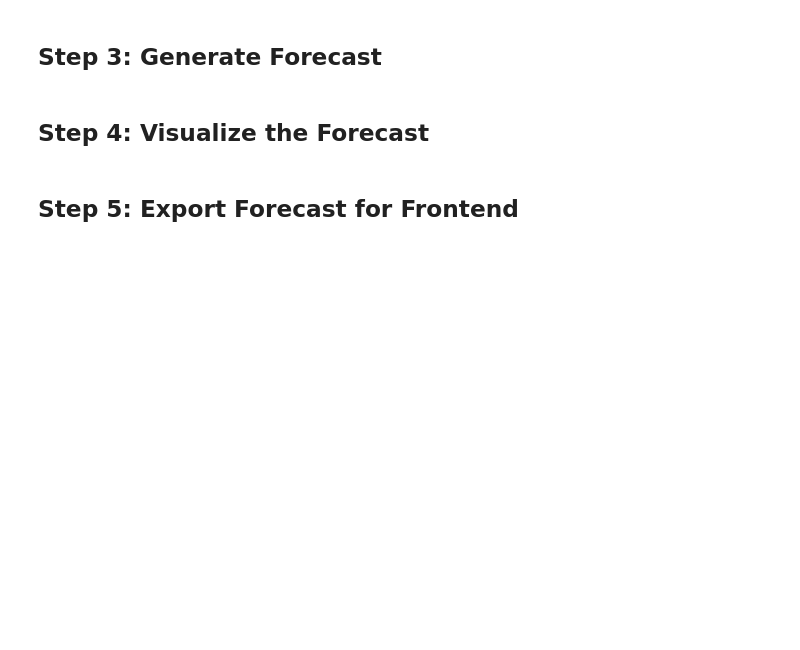
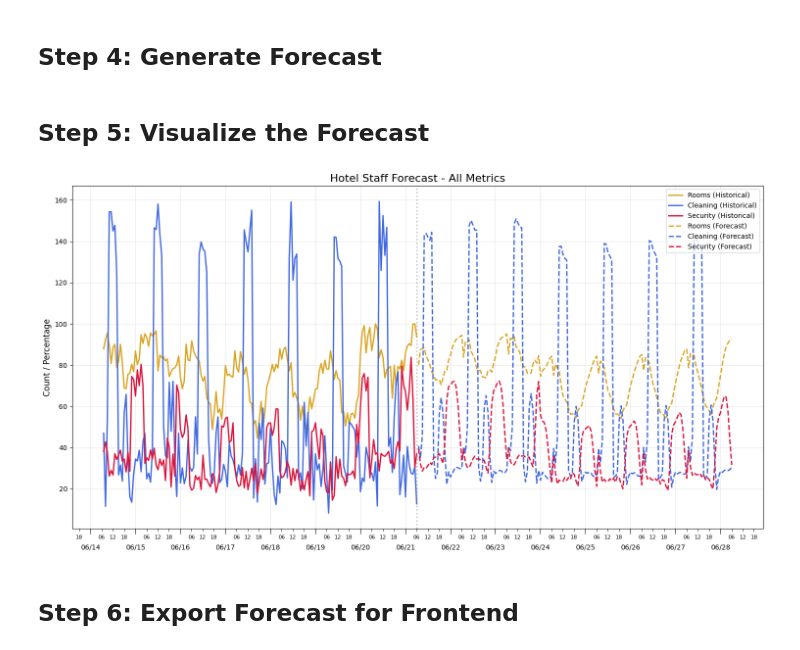
Before and after one commit to evanshlom/AgentForecast-Hotel, a Jupyter notebook: backend/rnn.ipynb, the cells around one changed output. Drawn from its saved outputs; the diff is of its cells as text; code cells hidden in the pictures; blank space fills up the shorter version.

```diff
--- a/backend/rnn.ipynb
+++ b/backend/rnn.ipynb
@@ -145,0 +157,14 @@ model.train(historical_data)
+# %%
+from tensorflow.keras import Sequential
+from tensorflow.keras.layers import LSTM, Dense
+from tensorflow.keras.callbacks import EarlyStopping
+
+model = Sequential([
+    LSTM(20, return_sequences=True),
+    Dense(3)
+])
+model.compile(optimizer='adam', loss='mse', metrics=['accuracy'])
+
+early_stop = EarlyStopping(monitor='accuracy', baseline=0.95)
+model.fit(X_train, y_train, validation_data=(X_val, y_val), epochs=50, verbose=1, callbacks=[early_stop])
+print("Model training complete!")
@@ -146,2 +204,2 @@ model.train(historical_data)
 # %% [markdown]
-## Step 3: Generate Forecast
+## Step 4: Generate Forecast
@@ -153,2 +240,2 @@ forecast.head()
 # %% [markdown]
-## Step 4: Visualize the Forecast
+## Step 5: Visualize the Forecast
@@ -181,3 +242,58 @@ plt.show()
+# %%
+import matplotlib.pyplot as plt
+import matplotlib.dates as mdates
+
+# Get last 7 days of historical data for context
+hist_days = 7
+hist_tail = historical_data.tail(hist_days * 24)
+
+# Create single plot
+fig, ax = plt.subplots(figsize=(15, 8))
+
+# Plot historical data (solid lines)
+ax.plot(hist_tail['datetime'], hist_tail['rooms'],
+        color='goldenrod', linewidth=2, label='Rooms (Historical)')
+ax.plot(hist_tail['datetime'], hist_tail['cleaning'],
+        color='royalblue', linewidth=2, label='Cleaning (Historical)')
+ax.plot(hist_tail['datetime'], hist_tail['security'],
+        color='crimson', linewidth=2, label='Security (Historical)')
+
+# Plot forecast data (dashed lines)
+ax.plot(forecast_df['datetime'], forecast_df['rooms'],
+        color='goldenrod', linewidth=2, linestyle='--', label='Rooms (Forecast)')
+ax.plot(forecast_df['datetime'], forecast_df['cleaning'],
+        color='royalblue', linewidth=2, linestyle='--', label='Cleaning (Forecast)')
+ax.plot(forecast_df['datetime'], forecast_df['security'],
+        color='crimson', linewidth=2, linestyle='--', label='Security (Forecast)')
+
+# Add vertical line at transition point
+ax.axvline(x=hist_tail['datetime'].iloc[-1], color='gray', alpha=0.5, linestyle=':', linewidth=2)
+
+# Primary x-axis for dates (major ticks)
+ax.xaxis.set_major_locator(mdates.DayLocator())
+ax.xaxis.set_major_formatter(mdates.DateFormatter('%m/%d'))
+
+# Secondary x-axis for hours (minor ticks) - force specific hours
+ax.xaxis.set_minor_locator(mdates.HourLocator(byhour=[0, 6, 12, 18]))
+ax.xaxis.set_minor_formatter(mdates.DateFormatter('%H'))
+
+# Configure tick appearance
+ax.tick_params(axis='x', which='major', pad=15, labelsize=10, length=8)
+ax.tick_params(axis='x', which='minor', pad=5, labelsize=8, rotation=0, length=4)
+
+# Formatting
+ax.set_title('Hotel Staff Forecast - All Metrics', fontsize=16)
+ax.set_ylabel('Count / Percentage', fontsize=12)
+ax.grid(True, alpha=0.3)
+ax.legend(loc='upper right')
+
+# Remove x-label since we have the ticks
+ax.set_xlabel('')
+
+plt.tight_layout()
+plt.show()
+# %% [output]
+[figure, added]
 # %% [markdown]
-## Step 5: Export Forecast for Frontend
+## Step 6: Export Forecast for Frontend
 # %%
```
Also changed, not shown: parts of 17 cells of this notebook, 8 other files.
